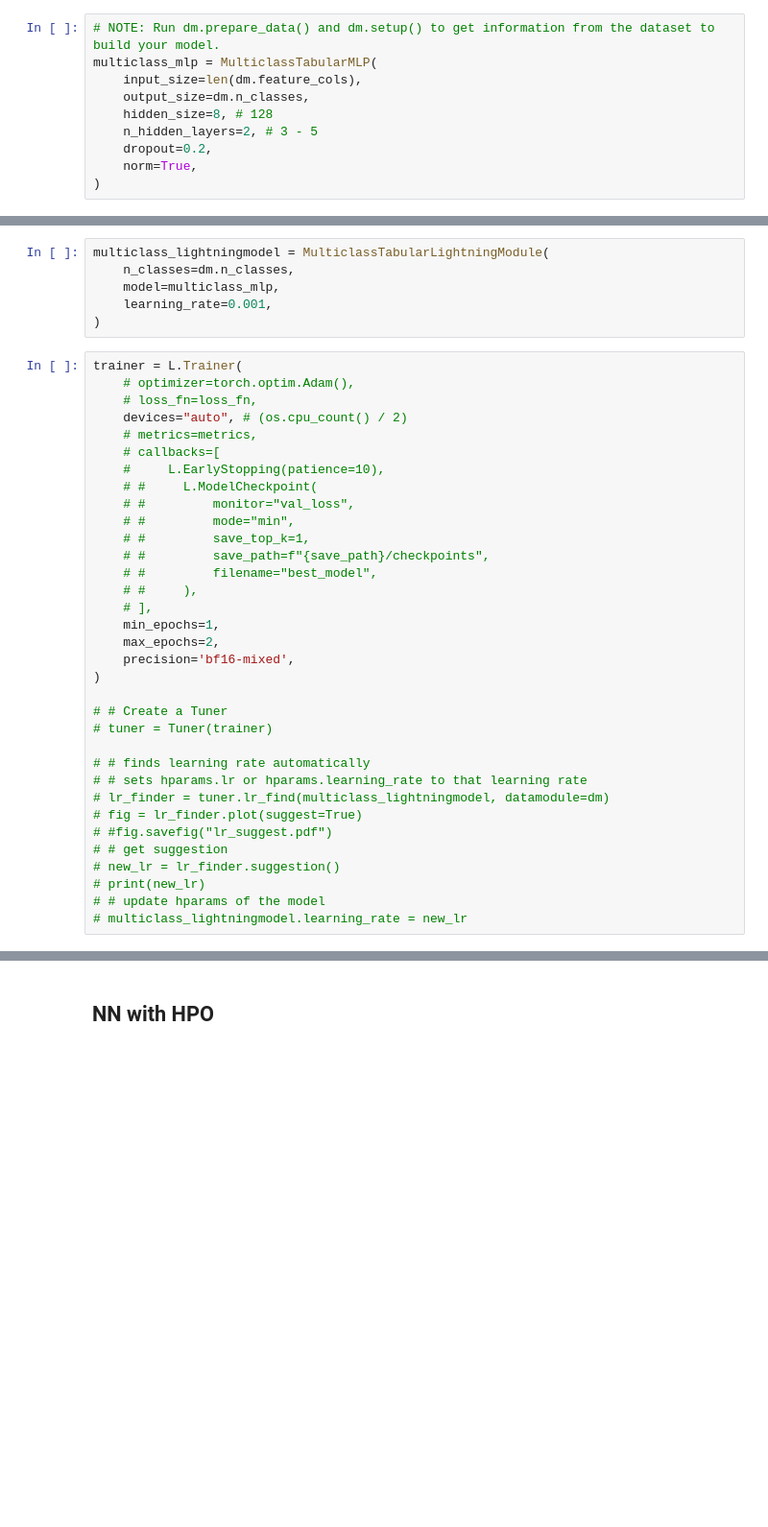
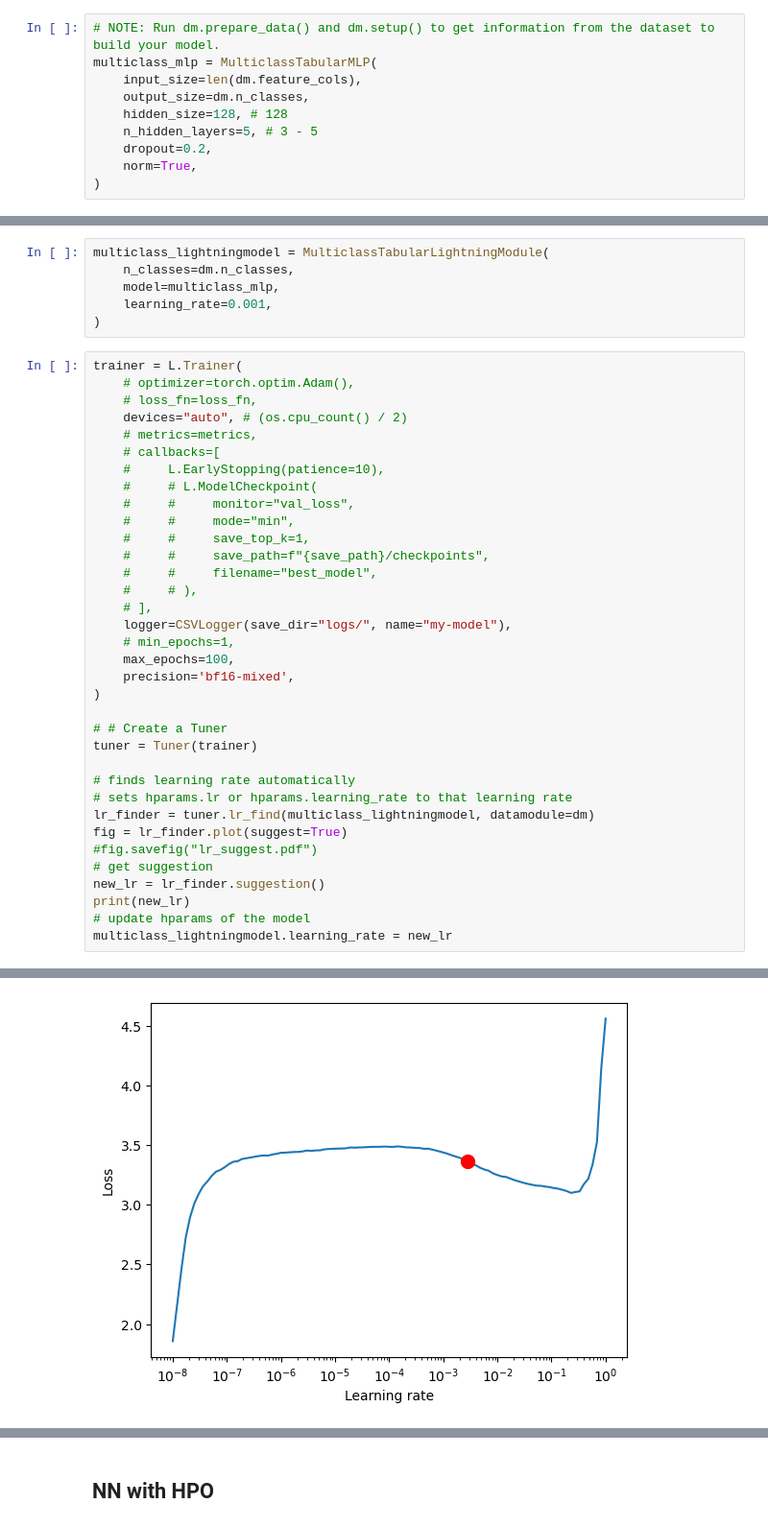
Before and after one commit to tiefenthaler/pytorch-lightning-tabular-classification, a Jupyter notebook: notebooks/20_classification_pipelines_nn_pytorch_optuna.ipynb, the cells around one changed output, grey strips where cells are left out. Shown at 96% size. Drawn from its saved outputs; the diff is of its cells as text; blank space fills up the shorter version.

```diff
--- a/notebooks/20_classification_pipelines_nn_pytorch_optuna.ipynb
+++ b/notebooks/20_classification_pipelines_nn_pytorch_optuna.ipynb
@@ -809,8 +819,8 @@ class MulticlassTabularLightningModule(L.LightningModule):
 multiclass_mlp = MulticlassTabularMLP(
     input_size=len(dm.feature_cols),
     output_size=dm.n_classes,
-    hidden_size=8, # 128
-    n_hidden_layers=2, # 3 - 5
+    hidden_size=128, # 128
+    n_hidden_layers=5, # 3 - 5
     dropout=0.2,
     norm=True,
 )
@@ -836,32 +842,33 @@ trainer = L.Trainer(
     # metrics=metrics,
     # callbacks=[
     #     L.EarlyStopping(patience=10),
-    # #     L.ModelCheckpoint(
-    # #         monitor="val_loss",
-    # #         mode="min",
-    # #         save_top_k=1,
-    # #         save_path=f"{save_path}/checkpoints",
-    # #         filename="best_model",
-    # #     ),
+    #     # L.ModelCheckpoint(
+    #     #     monitor="val_loss",
+    #     #     mode="min",
+    #     #     save_top_k=1,
+    #     #     save_path=f"{save_path}/checkpoints",
+    #     #     filename="best_model",
+    #     # ),
     # ],
-    min_epochs=1,
-    max_epochs=2,
+    logger=CSVLogger(save_dir="logs/", name="my-model"),
+    # min_epochs=1,
+    max_epochs=100,
     precision='bf16-mixed',
 )
 
 # # Create a Tuner
-# tuner = Tuner(trainer)
+tuner = Tuner(trainer)
 
-# # finds learning rate automatically
-# # sets hparams.lr or hparams.learning_rate to that learning rate
-# lr_finder = tuner.lr_find(multiclass_lightningmodel, datamodule=dm)
-# fig = lr_finder.plot(suggest=True)
-# #fig.savefig("lr_suggest.pdf")
-# # get suggestion
-# new_lr = lr_finder.suggestion()
-# print(new_lr)
-# # update hparams of the model
-# multiclass_lightningmodel.learning_rate = new_lr
+# finds learning rate automatically
+# sets hparams.lr or hparams.learning_rate to that learning rate
+lr_finder = tuner.lr_find(multiclass_lightningmodel, datamodule=dm)
+fig = lr_finder.plot(suggest=True)
+#fig.savefig("lr_suggest.pdf")
+# get suggestion
+new_lr = lr_finder.suggestion()
+print(new_lr)
+# update hparams of the model
+multiclass_lightningmodel.learning_rate = new_lr
 # %% [output]
 Using bfloat16 Automatic Mixed Precision (AMP)
 GPU available: False, used: False
@@ -871 +882,2 @@ HPU available: False, using: 0 HPUs
+[figure, added]
 # %%
```
Also changed, not shown: parts of 14 cells of this notebook.
